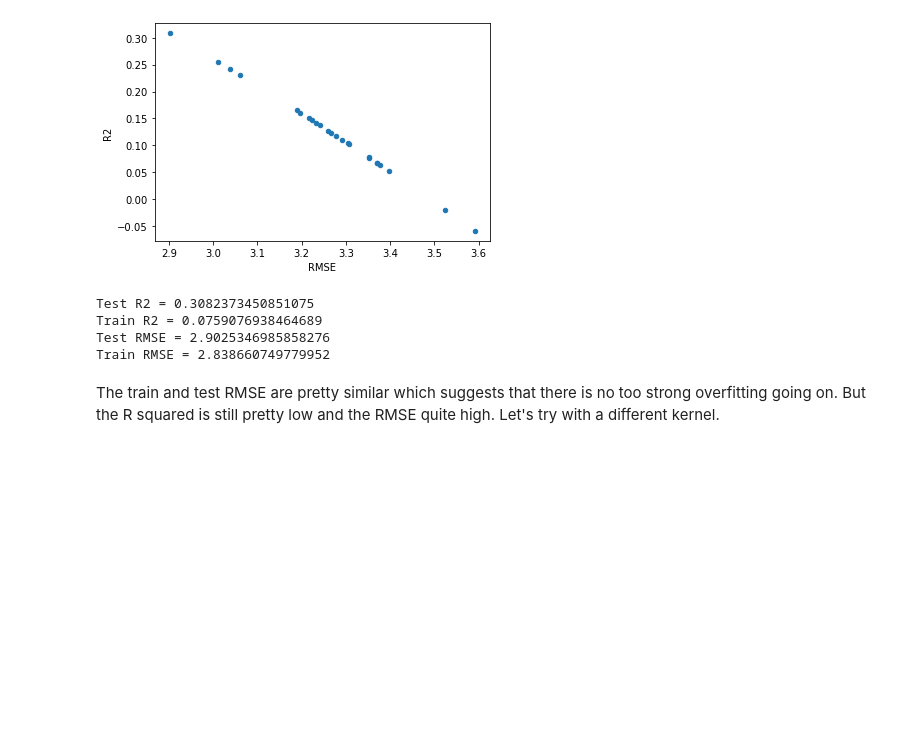
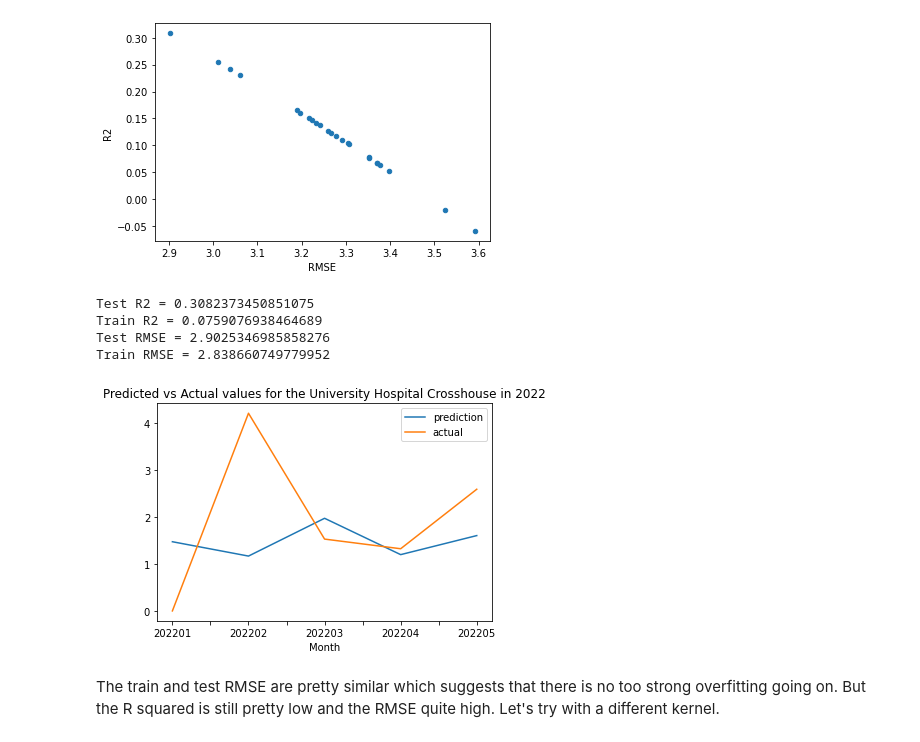
Before and after one commit to NicDoingData/ScottishHospitalOpsCancellations, a Jupyter notebook: Hospital Cancellations Notebook.ipynb, the cells around one changed output. Drawn from its saved outputs; the diff is of its cells as text; code cells hidden in the pictures; blank space fills up the shorter version.

```diff
--- a/Hospital Cancellations Notebook.ipynb
+++ b/Hospital Cancellations Notebook.ipynb
@@ -675,6 +675,12 @@ Test R2 = 0.3082373450851075
 Train R2 = 0.0759076938464689
 Test RMSE = 2.9025346985858276
 Train RMSE = 2.838660749779952
+# %%
+predictions = pd.DataFrame({'prediction':preds_test, 'actual':y_test}, index = y_test.index)
+
+predictions.loc[('A111H',),:].plot(title = 'Predicted vs Actual values for the University Hospital Crosshouse in 2022');
+# %% [output]
+[figure, added]
 # %% [markdown]
 The train and test RMSE are pretty similar which suggests that there is no too strong overfitting going on. But the R squared is still pretty low and the RMSE quite high. Let's try with a different kernel.
 # %%
```
Also changed, not shown: parts of 1 cell of this notebook.
